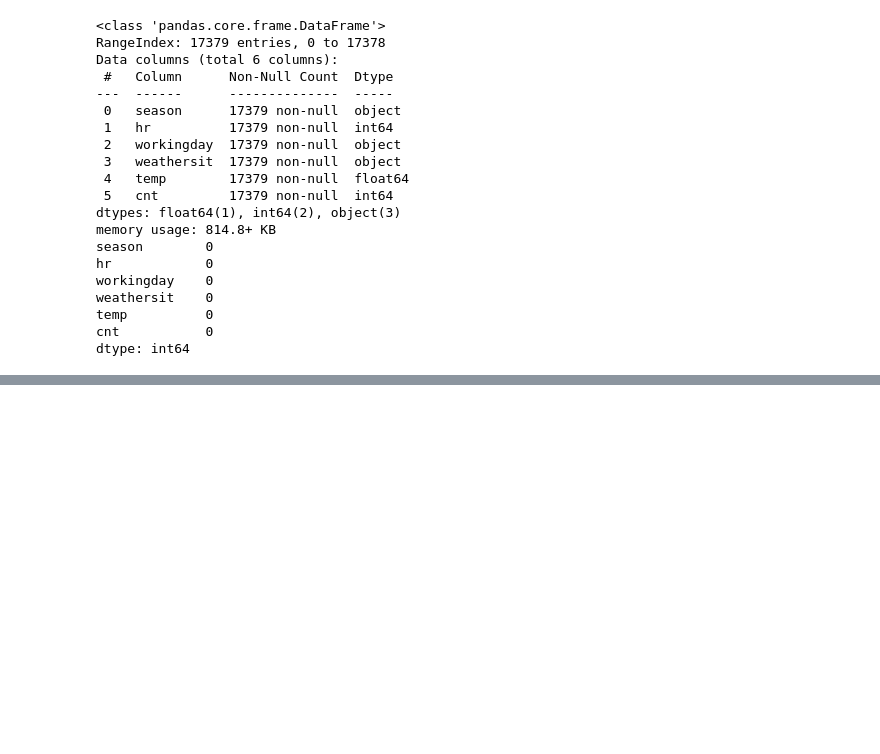
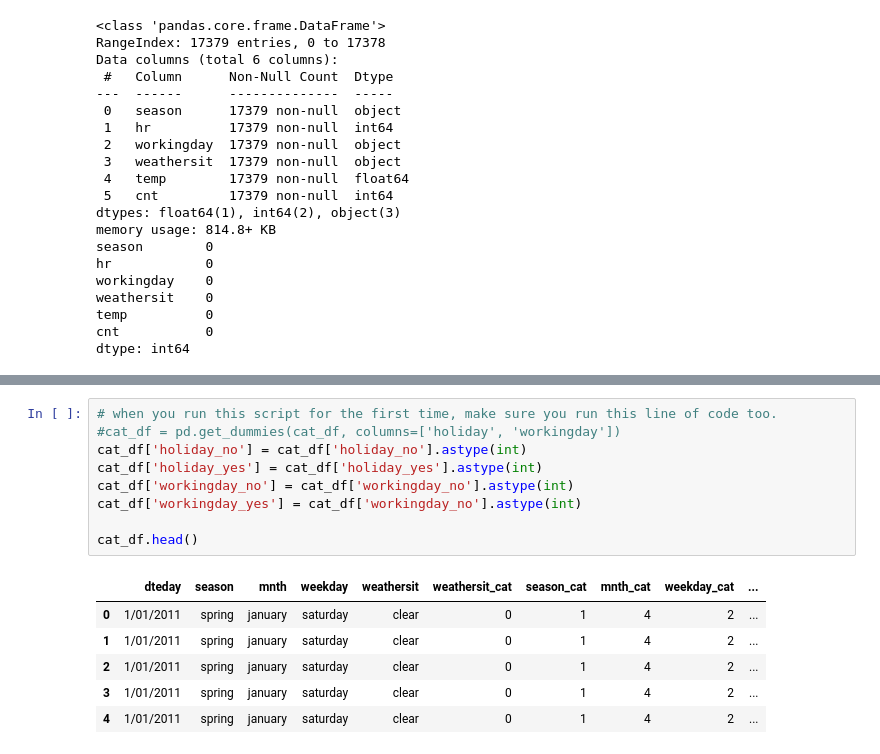
Before and after one commit to aa57c/CS_5568_Project, a Jupyter notebook: project.ipynb, the cells around one changed output, grey strips where cells are left out. Drawn from its saved outputs; the diff is of its cells as text; blank space fills up the shorter version.

```diff
--- a/project.ipynb
+++ b/project.ipynb
@@ -91,0 +248,16 @@ Notes:
+# %%
+# when you run this script for the first time, make sure you run this line of code too.
+#cat_df = pd.get_dummies(cat_df, columns=['holiday', 'workingday'])
+cat_df['holiday_no'] = cat_df['holiday_no'].astype(int)
+cat_df['holiday_yes'] = cat_df['holiday_yes'].astype(int)
+cat_df['workingday_no'] = cat_df['workingday_no'].astype(int)
+cat_df['workingday_yes'] = cat_df['workingday_no'].astype(int)
+
+cat_df.head()
+# %% [output]
+|  | dteday | season | mnth | weekday | weathersit | weathersit_cat | season_cat | mnth_cat | weekday_cat | ... |
+| 0 | 1/01/2011 | spring | january | saturday | clear | 0 | 1 | 4 | 2 | ... |
+| 1 | 1/01/2011 | spring | january | saturday | clear | 0 | 1 | 4 | 2 | ... |
+| 2 | 1/01/2011 | spring | january | saturday | clear | 0 | 1 | 4 | 2 | ... |
+| 3 | 1/01/2011 | spring | january | saturday | clear | 0 | 1 | 4 | 2 | ... |
+| 4 | 1/01/2011 | spring | january | saturday | clear | 0 | 1 | 4 | 2 | ... |
```
Also changed, not shown: parts of 16 cells of this notebook, 1 other file.
